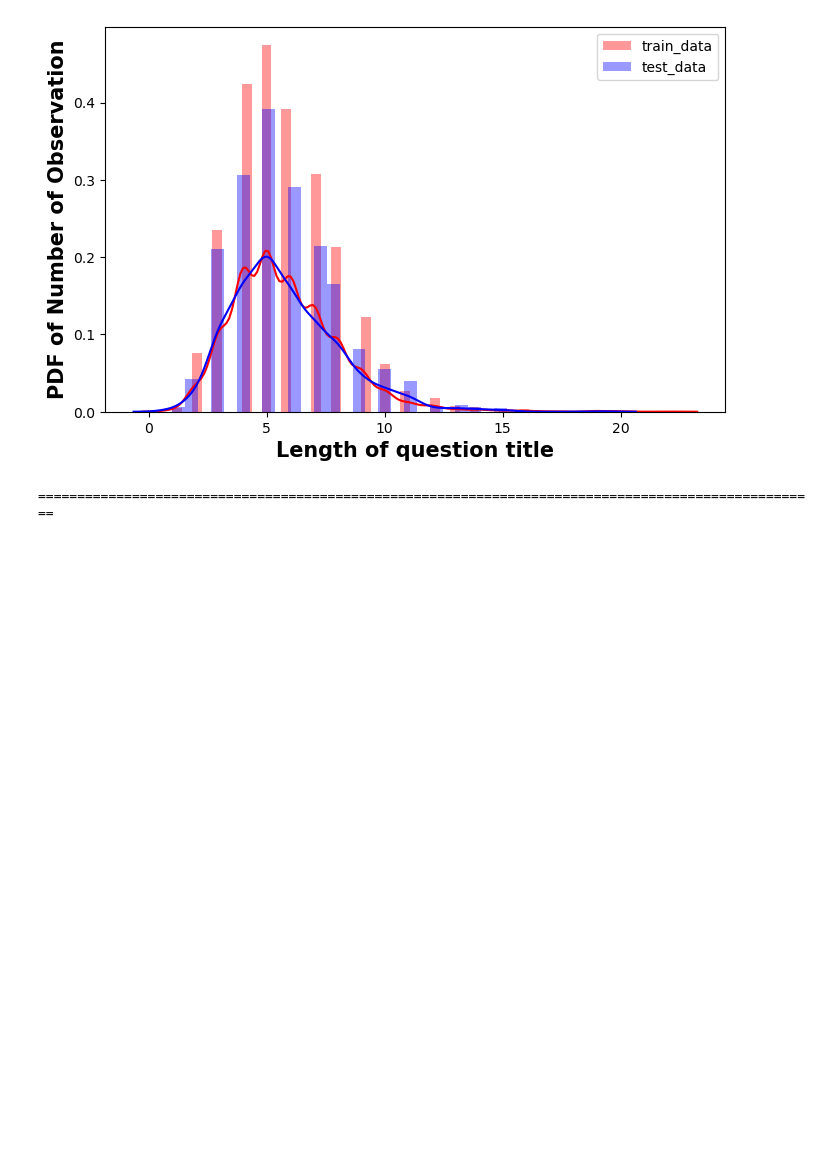
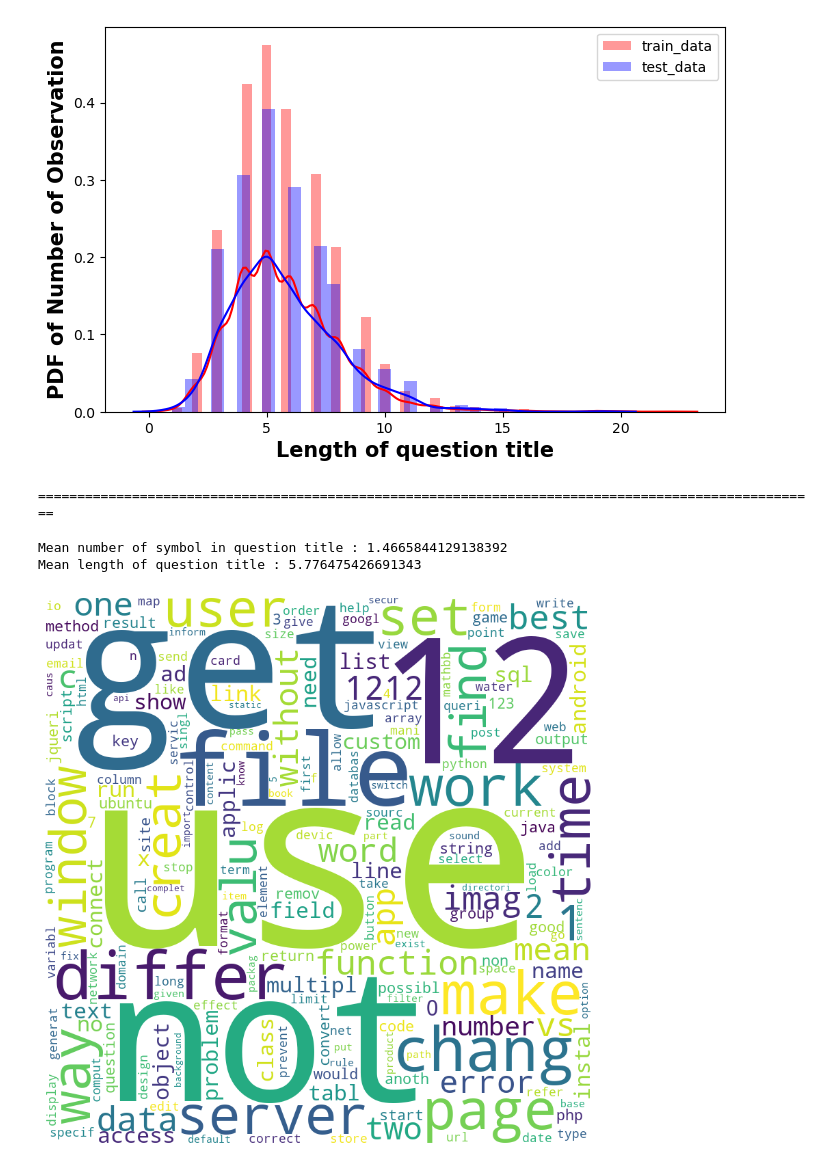
Before and after one commit to nikunjprajapati22/GoogleQuestChallenge, a Jupyter notebook: Project.ipynb, the cells around one changed output. Cells and saved outputs as stored; diff of their text form; code cells hidden in the pictures; blank space fills up the shorter version.

Commit message:
word frequency

```diff
--- a/Project.ipynb
+++ b/Project.ipynb
@@ -350,3 +350,31 @@ print('='*100)
 ====================================================================================================
 [figure]
 ====================================================================================================
+# %%
+print("Mean number of symbol in question title :", np.mean(X_train['question_title_special_symbols']))
+print("Mean length of question title :", np.mean(X_train['question_title_length']))
+# %% [output]
+Mean number of symbol in question title : 1.4665844129138392
+Mean length of question title : 5.776475426691343
+# %%
+wordfreq = {}
+for word in ' '.join(X_train['preprocessed_question_title']).split():
+    if word not in wordfreq:
+        wordfreq[word] = 0
+    wordfreq[word] += 1
+
+# plot the WordCloud image
+plt.figure(figsize = (8, 8), facecolor = None)
+
+wordcloud = WordCloud(width = 800, height = 800,
+            background_color ='white',
+            stopwords = stopwords,
+            min_font_size = 10).generate_from_frequencies(wordfreq)
+
+plt.imshow(wordcloud)
+plt.axis("off")
+plt.tight_layout(pad = 0)
+
+plt.show()
+# %% [output]
+[figure, added]
```
